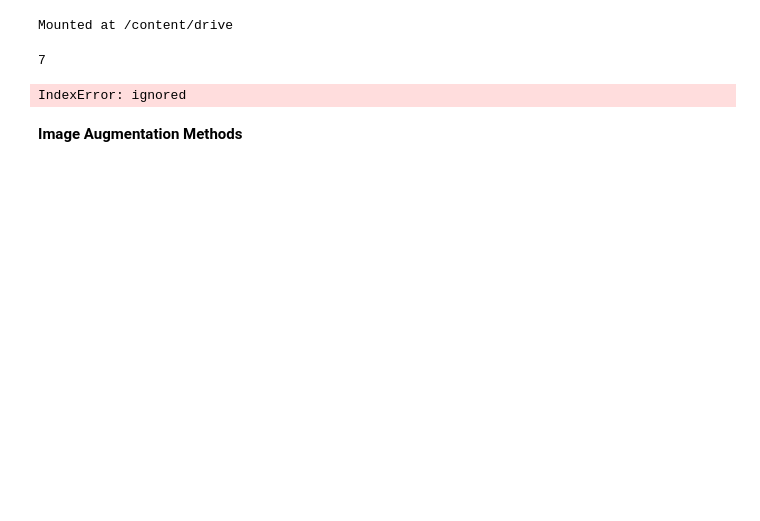
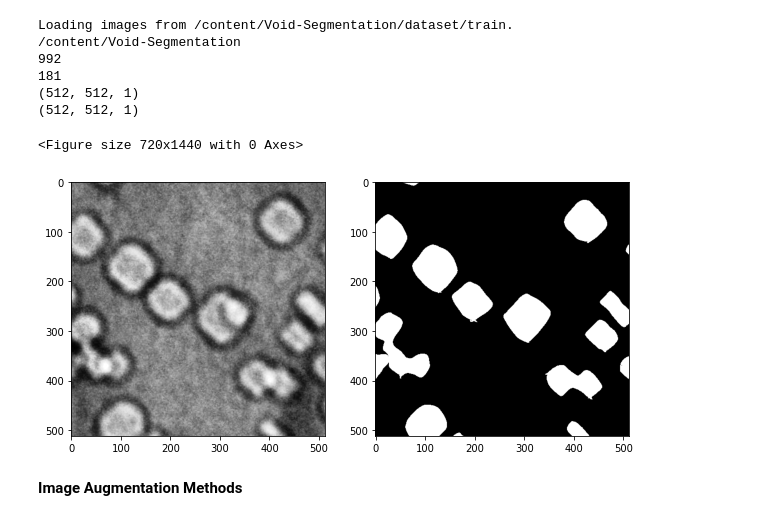
Before and after one commit to anshulsawant/Void-Segmentation, a Jupyter notebook: SegNet.ipynb, the cells around one changed output. Cells and saved outputs as stored; diff of their text form; code cells hidden in the pictures; blank space fills up the shorter version.

```diff
--- a/SegNet.ipynb
+++ b/SegNet.ipynb
@@ -61,44 +66,31 @@ ModuleNotFoundError: ignored
-# %%
-from google.colab import drive
-drive.mount('/content/drive', force_remount = True)
-# %% [output]
-Mounted at /content/drive
-# %%
-def load_image_paths(dir = '/content/drive/MyDrive/Segmentation/raw_data/'):
-  dirs = (os.path.join(dir, 'Training - Images/*.tif'),
-          os.path.join(dir, 'Training - Masks/*.tif'),
-          os.path.join(dir, 'Test - Images/*.tif'),
-          os.path.join(dir, 'Test - Masks/*.tif'))
-  return sorted(glob(dirs[0])), sorted(glob(dirs[1])), sorted(glob(dirs[2])), sorted(glob(dirs[3]))
-
-def load_image(path):
-  clahe = cv2.createCLAHE(clipLimit=2.0, tileGridSize=(8,8))
-  x = clahe.apply(cv2.imread(path, flags=cv2.IMREAD_GRAYSCALE))
-  x = np.expand_dims((x/255.0).astype(np.float32), axis=2)
-  return x
-
-def load_mask(path):
-  _, mask = cv2.threshold(cv2.imread(path, flags=cv2.IMREAD_GRAYSCALE), 1, 255, cv2.THRESH_BINARY)
-  return np.expand_dims((mask/255.0).astype(np.float32), axis=2)
-
-u,v,w,x = load_image_paths()
-i = random.randint(0, 15)
-print(i)
-x = load_image(u[i])
-load_mask(v[i])
-raw_image = cv2.imread(u[i])
-raw_mask = cv2.imread(v[i], flags=cv2.IMREAD_GRAYSCALE)
-non_binary_mask = (np.logical_and(raw_mask > 0, raw_mask < 255))*1.
-plt.rcParams["figure.figsize"] = (20,20)
-plt.figure()
-f, axarr = plt.subplots(2, 2)
-axarr[0][0].imshow(np.squeeze(x, axis=2), cmap = 'gray')
-axarr[0][1].imshow(raw_image, cmap = 'gray')
-axarr[1][0].imshow(load_mask(v[i]).reshape((1024, 1024)), cmap = 'gray')
-axarr[1][1].imshow(non_binary_mask.reshape((1024, 1024)), cmap = 'gray')
-plt.show()
-# %% [output]
-7
-IndexError: ignored
+# %%
+u, v, _, _ = images.load_image_paths()
+print(images.ROOT)
+print(len(u))
+
+i = random.randint(0, len(u))
+print(i)
+x = images.load_image(u[i])
+y = images.load_mask(v[i])
+print(x.shape)
+print(y.shape)
+
+raw_image = cv2.imread(u[i])
+raw_mask = cv2.imread(v[i], flags=cv2.IMREAD_GRAYSCALE)
+plt.rcParams["figure.figsize"] = (10,20)
+plt.figure()
+f, axarr = plt.subplots(1, 2)
+axarr[0].imshow(x[:,:,0], cmap = 'gray')
+axarr[1].imshow(y[:,:,0], cmap = 'gray')
+plt.show()
+# %% [output]
+Loading images from /content/Void-Segmentation/dataset/train.
+/content/Void-Segmentation
+992
+181
+(512, 512, 1)
+(512, 512, 1)
+<Figure size 720x1440 with 0 Axes>
+[figure, added]
 # %% [markdown]
 **Image Augmentation Methods**
```
Also changed, not shown: parts of 6 cells of this notebook.
